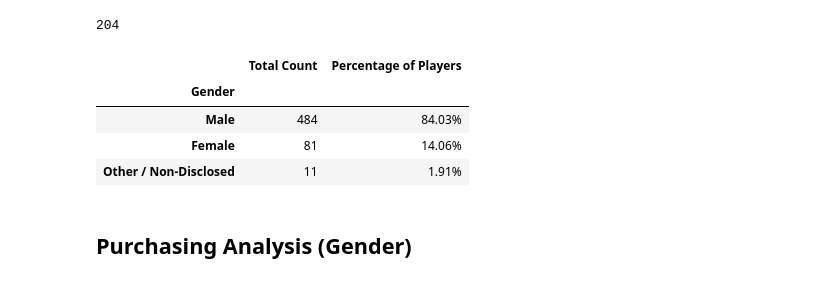
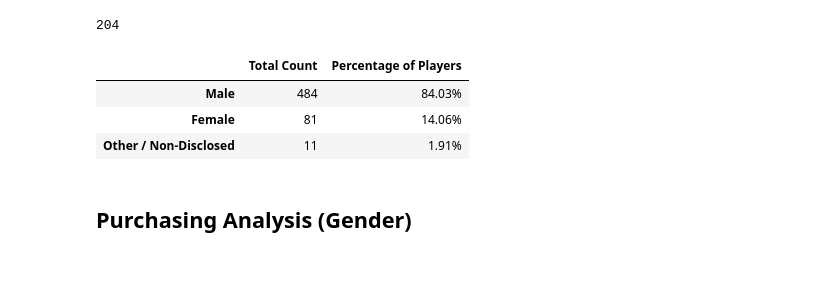
Before and after one commit to fereshtehaghaei/Pandas-Challenge, a Jupyter notebook: HeroesOfPymoli/HeroesOfPymoli_starter.ipynb, the cells around one changed output. Cells and saved outputs as stored; diff of their text form; code cells hidden in the pictures.

```diff
--- a/HeroesOfPymoli/HeroesOfPymoli_starter.ipynb
+++ b/HeroesOfPymoli/HeroesOfPymoli_starter.ipynb
@@ -115,26 +115,28 @@ drop_dups = purchase_df.drop_duplicates(["SN"], keep ="last")
 # %%
 # Creating a groupby for data
 gender_df = purchase_df.groupby(["Gender"])
 
 # counting the unique numbers for each user
 gender_count = gender_df["SN"].nunique()
 
 # percentage of players by each gender, values are rounded by 2 decimal points and added % sign
 gender_percentage = round((gender_count / total_players ) *100,2).map("{:,}%".format)
 
 # Create data frame with obtained values
 gender_summary =pd.DataFrame({"Total Count":gender_count, "Percentage of Players": gender_percentage})
 
 # Sorting values from the highest count and Percentage of Players to lowest
 gender_summary_df = gender_summary.sort_values(["Total Count", "Percentage of Players"], ascending = False)
 
 # Highlighting Highest and lowest value different colors
 gender_summary_df = (gender_summary_df.style.highlight_max(color='lime').highlight_min(color='lightcoral'))
 
+#set the index to none so Gender doesn't get printed above the groupby column
+gender_summary_df.index.name = None
+
 gender_summary_df
 # %% [output]
 |  | Total Count | Percentage of Players |
-| Gender |  |  |
 | Male | 484 | 84.03% |
 | Female | 81 | 14.06% |
 | Other / Non-Disclosed | 11 | 1.91% |
```
